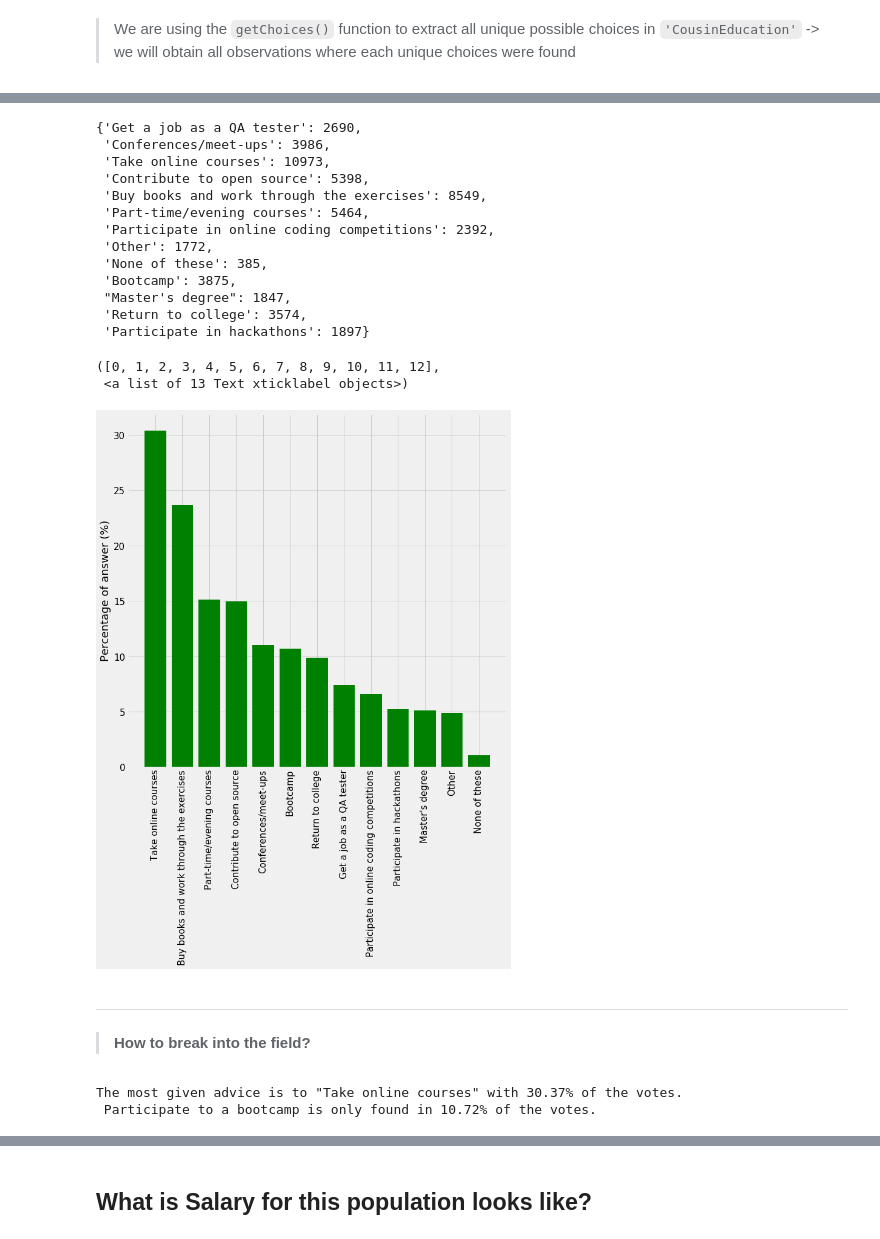
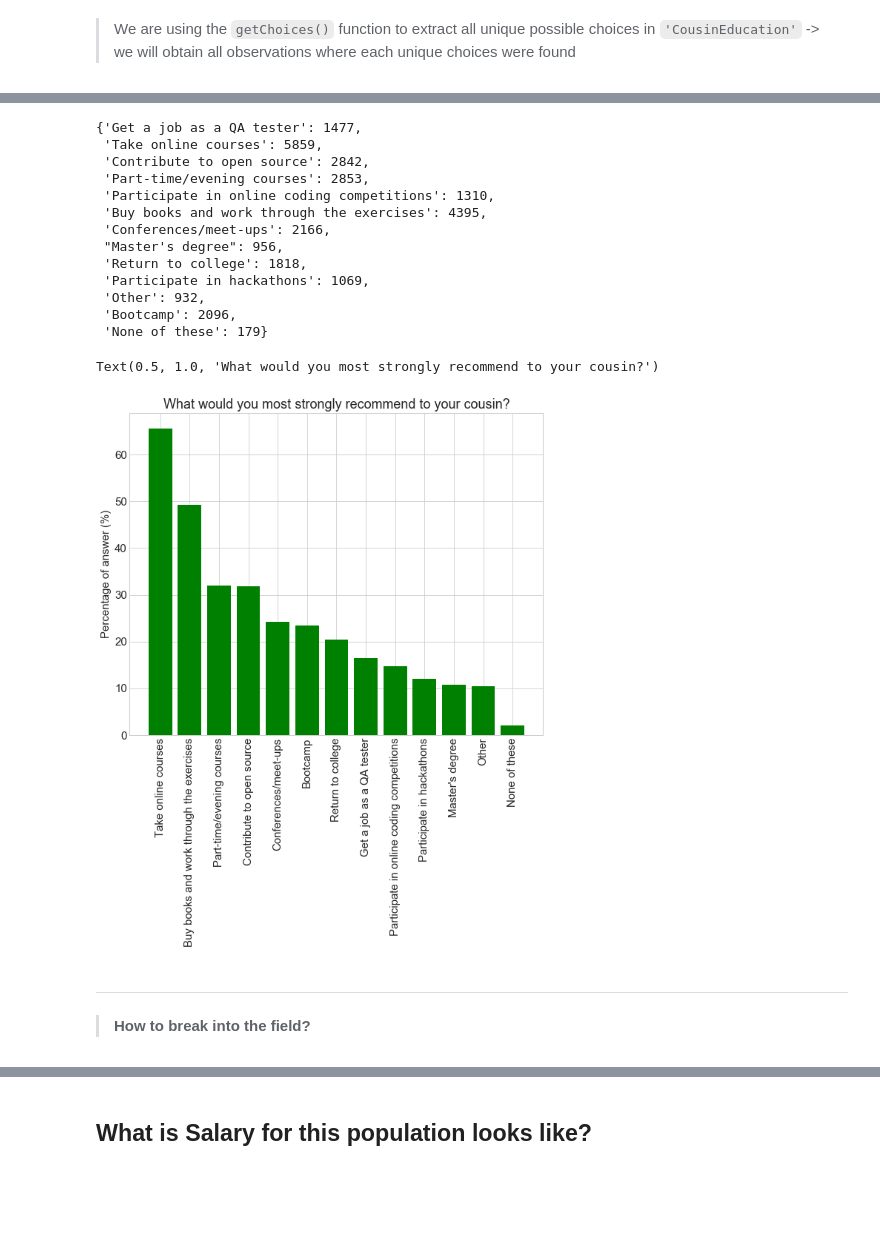
Before and after one commit to 6one2/Stack_PublicSurvey, a Jupyter notebook: code/StackPublicSurvey.ipynb, the cells around one changed output, grey strips where cells are left out. Cells and saved outputs as stored; diff of their text form; code cells hidden in the pictures; blank space fills up the shorter version.

```diff
--- a/code/StackPublicSurvey.ipynb
+++ b/code/StackPublicSurvey.ipynb
@@ -11,6 +15,6 @@ import matplotlib.ticker as mtick
 from stack_functions import getChoices, convert2USD
 # %%
 # setting up display
-plt.style.use('fivethirtyeight')
-plt.rcParams['figure.figsize']= 10, 10
+plt.style.use('seaborn-whitegrid')
+plt.rcParams['figure.figsize']= 8, 8
 plt.rcParams['font.size']=8
@@ -45,8 +40,9 @@ f'There are "{df["Professional"].isna().sum()}" missing values in this category'
 # %%
 # shows count for each professional category
 plt.rcParams['font.size']=15
+plt.rcParams['figure.figsize']=10,8
 
-perc_pro = df['Professional'].value_counts()/(df['Professional'].value_counts().sum())
-ax = perc_pro.plot(kind='bar', title='Professional types')
-ax.yaxis.set_major_formatter(mtick.PercentFormatter(1))
+perc_pro = df['Professional'].value_counts(normalize=True)
+ax = perc_pro.plot(kind='barh', title='Professional types', width=.7)
+ax.xaxis.set_major_formatter(mtick.PercentFormatter(1))
 # %% [output]
@@ -61,0 +79,2 @@ df_pro = df.query('Professional == "Professional developer"')
+# %%
+df_nhires = df_pro.query('LastNewJob in ["Less than a year ago","Between 1 and 2 years ago","Between 2 and 4 years ago"]')
@@ -64,44 +93,37 @@ df_pro = df.query('Professional == "Professional developer"')
 # %%
-dictEducAdv = getChoices(df_pro['CousinEducation'])
+dictEducAdv = getChoices(df_nhires['CousinEducation'])
 # count values for each category of 'CousinEducation'
 AdvCount = {k: len(v) for k, v in dictEducAdv.items()}
 AdvCount
 # %% [output]
-{'Get a job as a QA tester': 2690,
- 'Conferences/meet-ups': 3986,
- 'Take online courses': 10973,
- 'Contribute to open source': 5398,
- 'Buy books and work through the exercises': 8549,
- 'Part-time/evening courses': 5464,
- 'Participate in online coding competitions': 2392,
- 'Other': 1772,
- 'None of these': 385,
- 'Bootcamp': 3875,
- "Master's degree": 1847,
- 'Return to college': 3574,
- 'Participate in hackathons': 1897}
+{'Get a job as a QA tester': 1477,
+ 'Take online courses': 5859,
+ 'Contribute to open source': 2842,
+ 'Part-time/evening courses': 2853,
+ 'Participate in online coding competitions': 1310,
+ 'Buy books and work through the exercises': 4395,
+ 'Conferences/meet-ups': 2166,
+ "Master's degree": 956,
+ 'Return to college': 1818,
+ 'Participate in hackathons': 1069,
+ 'Other': 932,
+ 'Bootcamp': 2096,
+ 'None of these': 179}
 # %%
 # first we reorder answers by count
+mask = ~df_nhires['CousinEducation'].isna()
+total_respondent = mask.sum()
+
 AdvCount = dict(sorted(AdvCount.items(), key=lambda x: x[1], reverse=True)) ## reorder dictionnary
-perc_Adv = np.array(list(AdvCount.values()))/len(df_pro) # compute percentage over all participants
+perc_Adv = np.array(list(AdvCount.values()))/total_respondent # compute percentage over all participants
 
 plt.bar(list(AdvCount.keys()), perc_Adv*100, color='g')
 plt.ylabel('Percentage of answer (%)')
 plt.xticks(rotation=90)
+plt.title('What would you most strongly recommend to your cousin?')
 # %% [output]
-([0, 1, 2, 3, 4, 5, 6, 7, 8, 9, 10, 11, 12],
- <a list of 13 Text xticklabel objects>)
+Text(0.5, 1.0, 'What would you most strongly recommend to your cousin?')
-[figure, old version]
+[figure, new version]
 # %% [markdown]
 ---
 > __How to break into the field?__
-# %%
-print(
-    f'The most given advice is to "{list(AdvCount.keys())[0]}" with {perc_Adv[0]:.2%} of the votes.',
-    '\n',
-    f'Participate to a bootcamp is only found in {AdvCount["Bootcamp"]/len(df_pro):.2%} of the votes.',
-    '\n\n\n'
-)
-# %% [output]
-The most given advice is to "Take online courses" with 30.37% of the votes.
- Participate to a bootcamp is only found in 10.72% of the votes.
```
Also changed, not shown: parts of 37 cells of this notebook, 2 other files.
